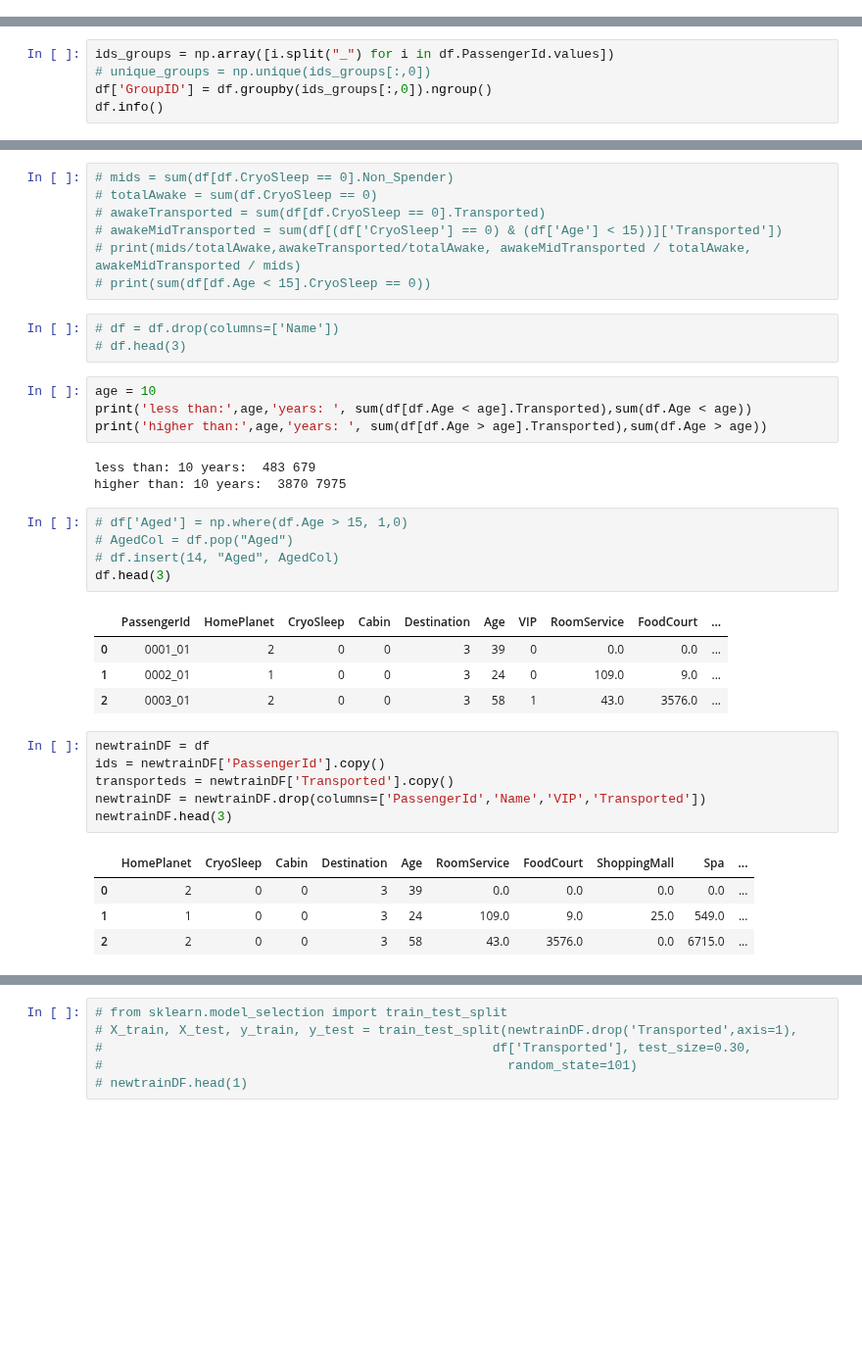
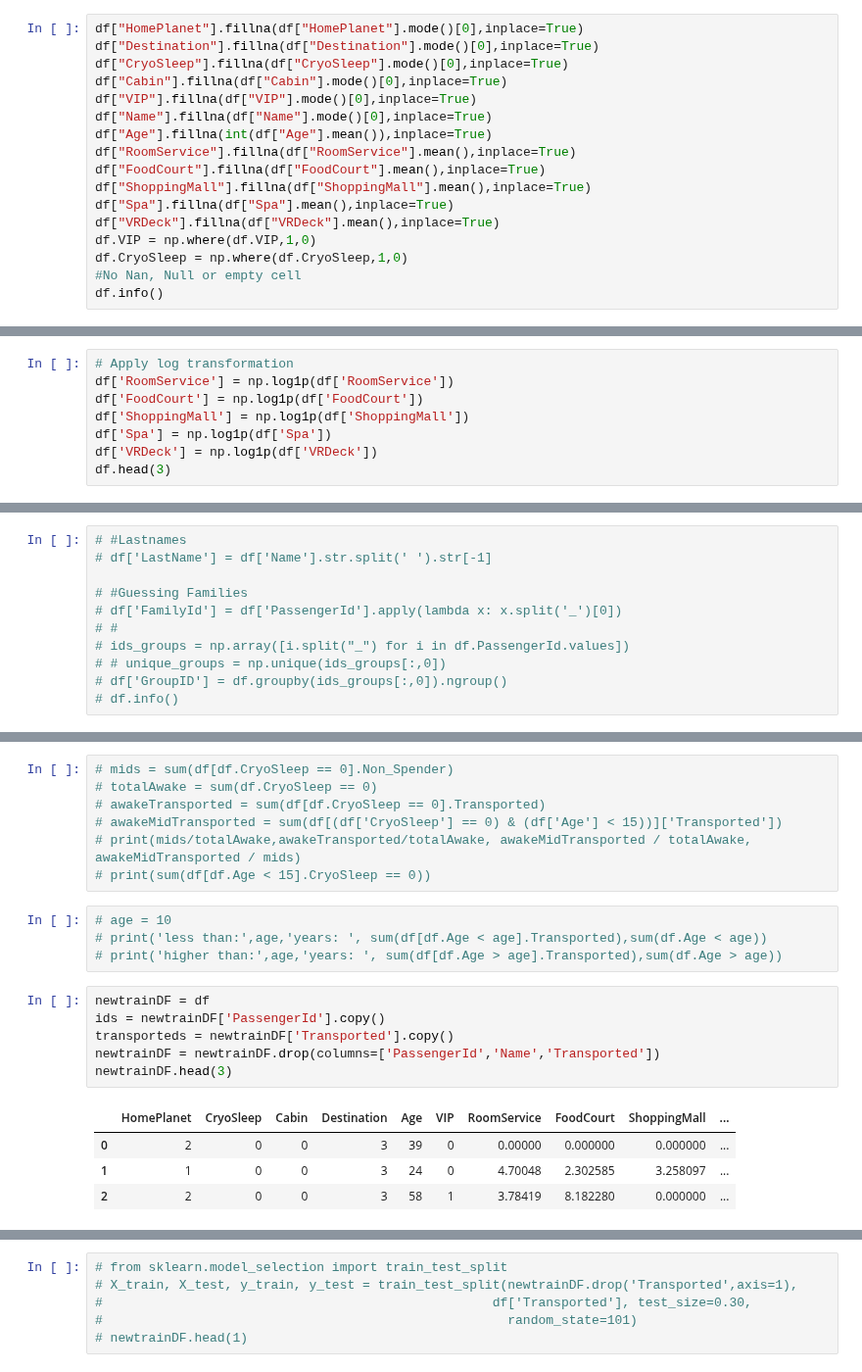
Before and after one commit to Sadeqsoli/SpaceTitanicSurvivors, a Jupyter notebook: spacetitanicsurvivors.ipynb, the cells around one changed output, grey strips where cells are left out. Shown at 98% size. Cells and saved outputs as stored; diff of their text form; blank space fills up the shorter version.

```diff
--- a/spacetitanicsurvivors.ipynb
+++ b/spacetitanicsurvivors.ipynb
@@ -122,0 +99,17 @@ plt.show()
+# %%
+df["HomePlanet"].fillna(df["HomePlanet"].mode()[0],inplace=True)
+df["Destination"].fillna(df["Destination"].mode()[0],inplace=True)
+df["CryoSleep"].fillna(df["CryoSleep"].mode()[0],inplace=True)
+df["Cabin"].fillna(df["Cabin"].mode()[0],inplace=True)
+df["VIP"].fillna(df["VIP"].mode()[0],inplace=True)
+df["Name"].fillna(df["Name"].mode()[0],inplace=True)
+df["Age"].fillna(int(df["Age"].mean()),inplace=True)
+df["RoomService"].fillna(df["RoomService"].mean(),inplace=True)
+df["FoodCourt"].fillna(df["FoodCourt"].mean(),inplace=True)
+df["ShoppingMall"].fillna(df["ShoppingMall"].mean(),inplace=True)
+df["Spa"].fillna(df["Spa"].mean(),inplace=True)
+df["VRDeck"].fillna(df["VRDeck"].mean(),inplace=True)
+df.VIP = np.where(df.VIP,1,0)
+df.CryoSleep = np.where(df.CryoSleep,1,0)
+#No Nan, Null or empty cell
+df.info()
@@ -122,0 +144,8 @@ plt.show()
+# %%
+# Apply log transformation
+df['RoomService'] = np.log1p(df['RoomService'])
+df['FoodCourt'] = np.log1p(df['FoodCourt'])
+df['ShoppingMall'] = np.log1p(df['ShoppingMall'])
+df['Spa'] = np.log1p(df['Spa'])
+df['VRDeck'] = np.log1p(df['VRDeck'])
+df.head(3)
@@ -312,7 +237,13 @@ memory usage: 1.1+ MB
 #     for j in range(len(passeng)):
 #         group_status["_".join(passeng[j])]=int(len(passeng)>1)
 # %%
-ids_groups = np.array([i.split("_") for i in df.PassengerId.values])
-# unique_groups = np.unique(ids_groups[:,0])
-df['GroupID'] = df.groupby(ids_groups[:,0]).ngroup()
-df.info()
+# #Lastnames
+# df['LastName'] = df['Name'].str.split(' ').str[-1]
+
+# #Guessing Families
+# df['FamilyId'] = df['PassengerId'].apply(lambda x: x.split('_')[0])
+# #
+# ids_groups = np.array([i.split("_") for i in df.PassengerId.values])
+# # unique_groups = np.unique(ids_groups[:,0])
+# df['GroupID'] = df.groupby(ids_groups[:,0]).ngroup()
+# df.info()
@@ -352,37 +254,21 @@ sb.heatmap(corr, annot=True)
 # awakeMidTransported = sum(df[(df['CryoSleep'] == 0) & (df['Age'] < 15))]['Transported'])
 # print(mids/totalAwake,awakeTransported/totalAwake, awakeMidTransported / totalAwake, awakeMidTransported / mids)
 # print(sum(df[df.Age < 15].CryoSleep == 0))
-# %%
-# df = df.drop(columns=['Name'])
-# df.head(3)
 # %%
-age = 10
-print('less than:',age,'years: ', sum(df[df.Age < age].Transported),sum(df.Age < age))
-print('higher than:',age,'years: ', sum(df[df.Age > age].Transported),sum(df.Age > age))
+# age = 10
+# print('less than:',age,'years: ', sum(df[df.Age < age].Transported),sum(df.Age < age))
+# print('higher than:',age,'years: ', sum(df[df.Age > age].Transported),sum(df.Age > age))
-# %% [output]
-less than: 10 years:  483 679
-higher than: 10 years:  3870 7975
-# %%
-# df['Aged'] = np.where(df.Age > 15, 1,0)
-# AgedCol = df.pop("Aged")
-# df.insert(14, "Aged", AgedCol)
-df.head(3)
-# %% [output]
-|  | PassengerId | HomePlanet | CryoSleep | Cabin | Destination | Age | VIP | RoomService | FoodCourt | ... |
-| 0 | 0001_01 | 2 | 0 | 0 | 3 | 39 | 0 | 0.0 | 0.0 | ... |
-| 1 | 0002_01 | 1 | 0 | 0 | 3 | 24 | 0 | 109.0 | 9.0 | ... |
-| 2 | 0003_01 | 2 | 0 | 0 | 3 | 58 | 1 | 43.0 | 3576.0 | ... |
 # %%
 newtrainDF = df
 ids = newtrainDF['PassengerId'].copy()
 transporteds = newtrainDF['Transported'].copy()
-newtrainDF = newtrainDF.drop(columns=['PassengerId','Name','VIP','Transported'])
+newtrainDF = newtrainDF.drop(columns=['PassengerId','Name','Transported'])
 newtrainDF.head(3)
 # %% [output]
-|  | HomePlanet | CryoSleep | Cabin | Destination | Age | RoomService | FoodCourt | ShoppingMall | Spa | ... |
-| 0 | 2 | 0 | 0 | 3 | 39 | 0.0 | 0.0 | 0.0 | 0.0 | ... |
-| 1 | 1 | 0 | 0 | 3 | 24 | 109.0 | 9.0 | 25.0 | 549.0 | ... |
-| 2 | 2 | 0 | 0 | 3 | 58 | 43.0 | 3576.0 | 0.0 | 6715.0 | ... |
+|  | HomePlanet | CryoSleep | Cabin | Destination | Age | VIP | RoomService | FoodCourt | ShoppingMall | ... |
+| 0 | 2 | 0 | 0 | 3 | 39 | 0 | 0.00000 | 0.000000 | 0.000000 | ... |
+| 1 | 1 | 0 | 0 | 3 | 24 | 0 | 4.70048 | 2.302585 | 3.258097 | ... |
+| 2 | 2 | 0 | 0 | 3 | 58 | 1 | 3.78419 | 8.182280 | 0.000000 | ... |
 # %%
 newtrainDF.info()
 # %% [output]
```
Also changed, not shown: parts of 58 cells of this notebook.
